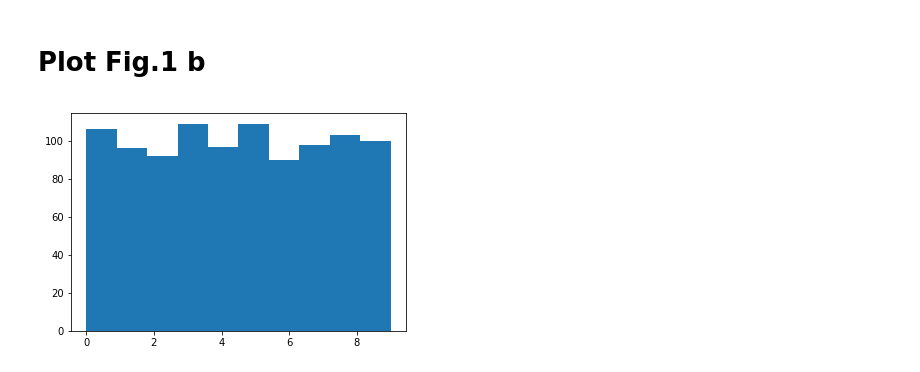
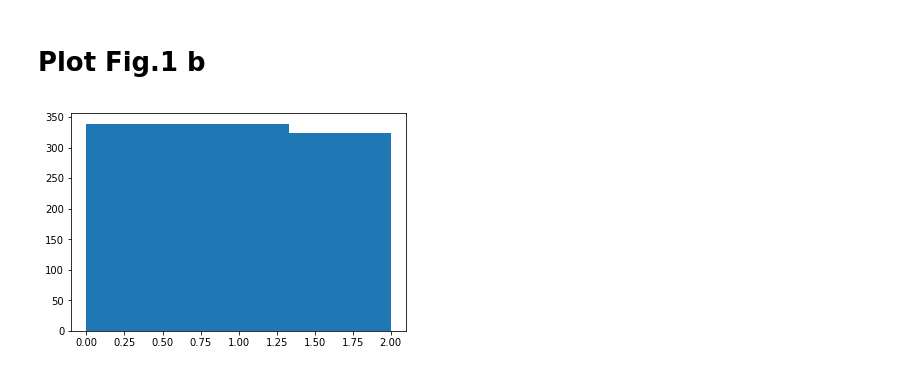
Before and after one commit to RQC-QApp/NNQST, a Jupyter notebook: nn_qst/nn_qst.ipynb, the cells around one changed output. Cells and saved outputs as stored; diff of their text form; code cells hidden in the pictures.

```diff
--- a/nn_qst/nn_qst.ipynb
+++ b/nn_qst/nn_qst.ipynb
@@ -116,0 +72,5 @@ r = RBM(n_vis, n_hid, params, debug_print=True)
+# %%
+num_units = 3
+
+r_cl = rbm_classic.RBM(num_units, 3)
+dataset = utils.dataset_w(num_units, 100, hist=True)
@@ -121,3 +91,0 @@ r.train(dataset, max_epochs=1000, learning_rate=0.01)
-# %%
-num_units = 80
-r = rbm_qst.RBM(num_units, num_units)
@@ -137,4 +91,0 @@ import rbm_classic
-# %%
-num_units = 20
-r_cl = rbm_classic.RBM(num_units, num_units)  # RBM from rbm_classic.py
-dataset = dataset_w(num_units, 100, hist=True)
@@ -155,9 +108,9 @@ fidelity_RBM(r_cl, into_dict(dataset))
 # %% [markdown]
 # Plot Fig.1 b
 # %%
-dataset = dataset_w(num_units, 1000, hist=True)
+dataset = utils.dataset_w(num_units, 1000, hist=True)
 # %% [output]
-[figure, old version]
+[figure, new version]
 # %%
 import tqdm
 
```
Also changed, not shown: parts of 36 cells of this notebook, 5 other files.
